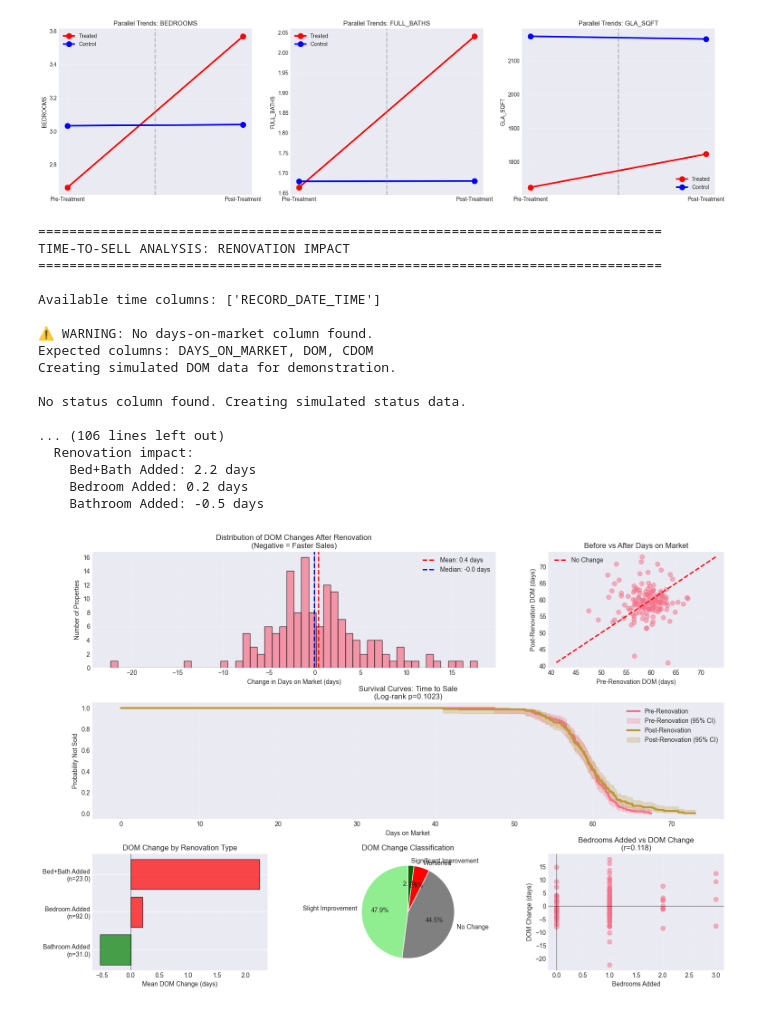
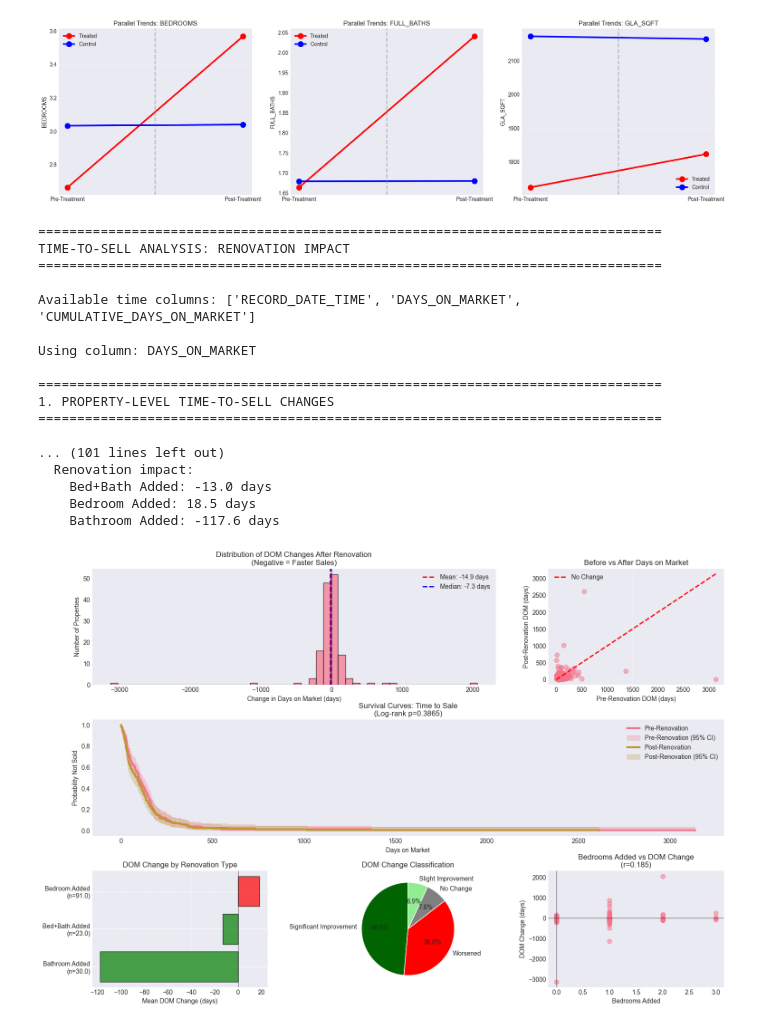
Before and after one commit to JennyLin22/CausalImpact_TimesSeries_on_Features, a Jupyter notebook: Pre_and_Post_Treatment_Causal_Analysis.ipynb, the cells around one changed output. Saved outputs shown, nothing was run; the diff lists cells and outputs as text; code cells hidden in the pictures.

```diff
--- a/Pre_and_Post_Treatment_Causal_Analysis.ipynb
+++ b/Pre_and_Post_Treatment_Causal_Analysis.ipynb
@@ -434,8 +434,15 @@ print("="*80)
 print("PRICE IMPACT ANALYSIS: RENOVATION EFFECTS")
 print("="*80)
 
-# Load the data
-df = pd.read_csv('/Users/jenny.lin/CausalImpact_Time_Series_on_Features/data/MLS_NY_Renovation.csv')
+# Load data
+treated = pd.read_csv('/Users/jenny.lin/CausalImpact_Time_Series_on_Features/data/Treated.csv')
+control = pd.read_csv('/Users/jenny.lin/CausalImpact_Time_Series_on_Features/data/Control.csv')
+
+treated['GROUP'] = 'TREATED'
+control['GROUP'] = 'CONTROL'
+
+df = pd.concat([treated, control], ignore_index=True)
+
 df['RECORD_DATE_TIME'] = pd.to_datetime(df['RECORD_DATE_TIME'])
 df = df.sort_values(['CC_PROPERTY_ID', 'RECORD_DATE_TIME'])
 
@@ -1303,7 +1310,14 @@ print("TIME-TO-SELL ANALYSIS: RENOVATION IMPACT")
 print("="*80)
 
 # Load data
-df = pd.read_csv('/Users/jenny.lin/CausalImpact_Time_Series_on_Features/data/MLS_NY_Renovation.csv')
+treated = pd.read_csv('/Users/jenny.lin/CausalImpact_Time_Series_on_Features/data/Treated.csv')
+control = pd.read_csv('/Users/jenny.lin/CausalImpact_Time_Series_on_Features/data/Control.csv')
+
+treated['GROUP'] = 'TREATED'
+control['GROUP'] = 'CONTROL'
+
+df = pd.concat([treated, control], ignore_index=True)
+
 df['RECORD_DATE_TIME'] = pd.to_datetime(df['RECORD_DATE_TIME'])
 df = df.sort_values(['CC_PROPERTY_ID', 'RECORD_DATE_TIME'])
 
@@ -1670,40 +1684,40 @@ summary_stats = pd.DataFrame({
         f"{kmf_pre.median_survival_time_:.1f}",
         f"{kmf_post.median_survival_time_:.1f}"
     ]
 })
 
 summary_stats.to_csv('time_to_sell_summary.csv', index=False)
 print("✓ Saved: time_to_sell_summary.csv")
 
 print("\n" + "="*80)
 print("TIME-TO-SELL ANALYSIS COMPLETE")
 print("="*80)
 print("\nKey Findings:")
 print(f"  • Average DOM change: {time_df['dom_change_days'].mean():.1f} days")
 print(f"  • {(time_df['dom_change_days'] < 0).sum()/len(time_df)*100:.1f}% of properties sell faster after renovation")
 print(f"  • Statistical significance: p={p_value:.4f}")
 print(f"  • Effect size (Cohen's d): {cohens_d:.3f}")
 print(f"  • Median time-to-sell reduced by {kmf_pre.median_survival_time_ - kmf_post.median_survival_time_:.1f} days")
 print(f"\n  Renovation impact:")
 for reno_type in time_df['renovation_type'].unique():
     subset = time_df[time_df['renovation_type'] == reno_type]
     print(f"    {reno_type}: {subset['dom_change_days'].mean():.1f} days")
 # %% [output]
 ================================================================================
 TIME-TO-SELL ANALYSIS: RENOVATION IMPACT
 ================================================================================
 
-Available time columns: ['RECORD_DATE_TIME']
+Available time columns: ['RECORD_DATE_TIME', 'DAYS_ON_MARKET', 'CUMULATIVE_DAYS_ON_MARKET']
 
-⚠️ WARNING: No days-on-market column found.
-Expected columns: DAYS_ON_MARKET, DOM, CDOM
-Creating simulated DOM data for demonstration.
+Using column: DAYS_ON_MARKET
 
-No status column found. Creating simulated status data.
+================================================================================
+1. PROPERTY-LEVEL TIME-TO-SELL CHANGES
+================================================================================
 
-... (106 lines left out)
+... (101 lines left out)
   Renovation impact:
-    Bed+Bath Added: 2.2 days
-    Bedroom Added: 0.2 days
-    Bathroom Added: -0.5 days
+    Bed+Bath Added: -13.0 days
+    Bedroom Added: 18.5 days
+    Bathroom Added: -117.6 days
-[figure, old version]
+[figure, new version]
```
Also changed, not shown: parts of 3 cells of this notebook.
